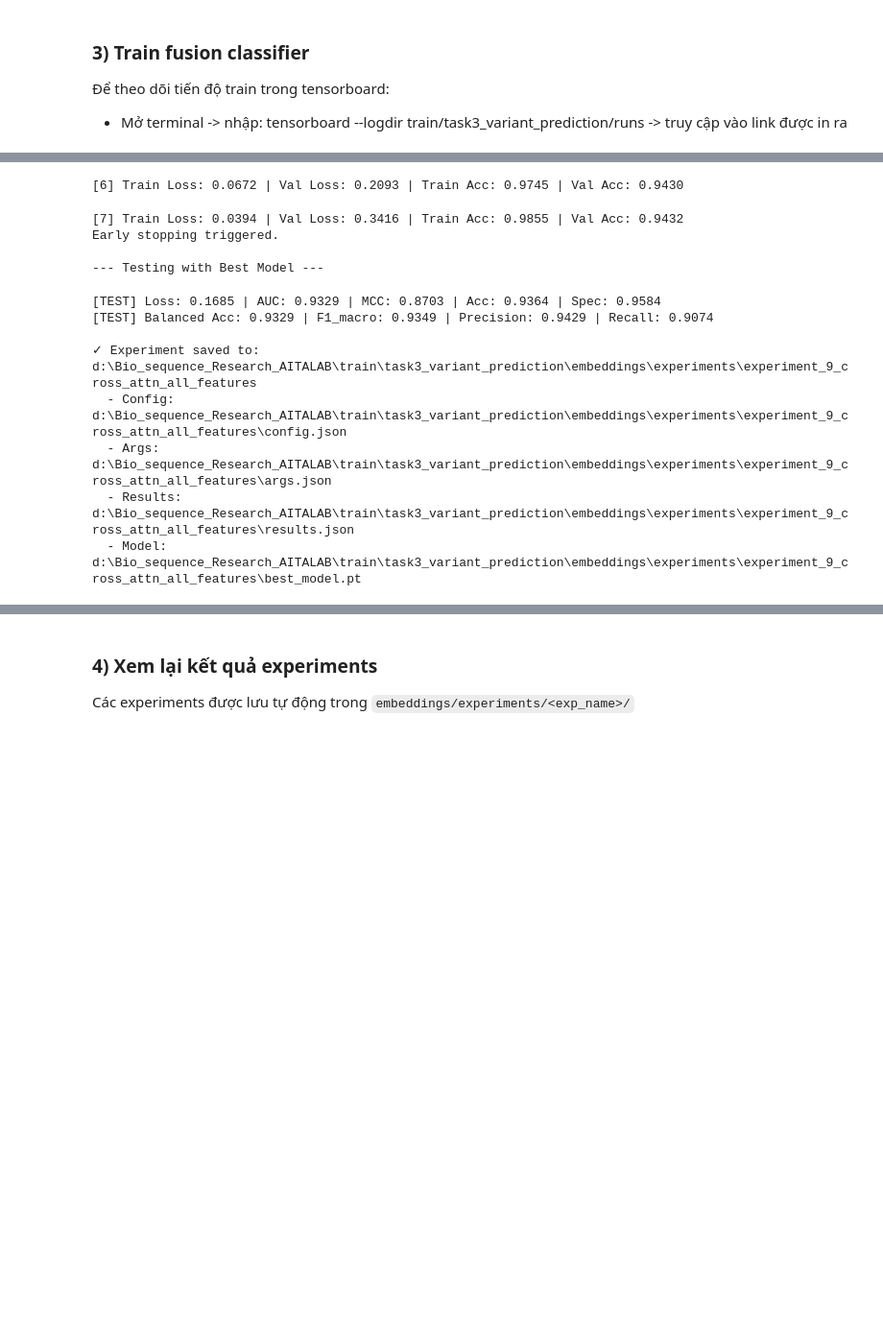
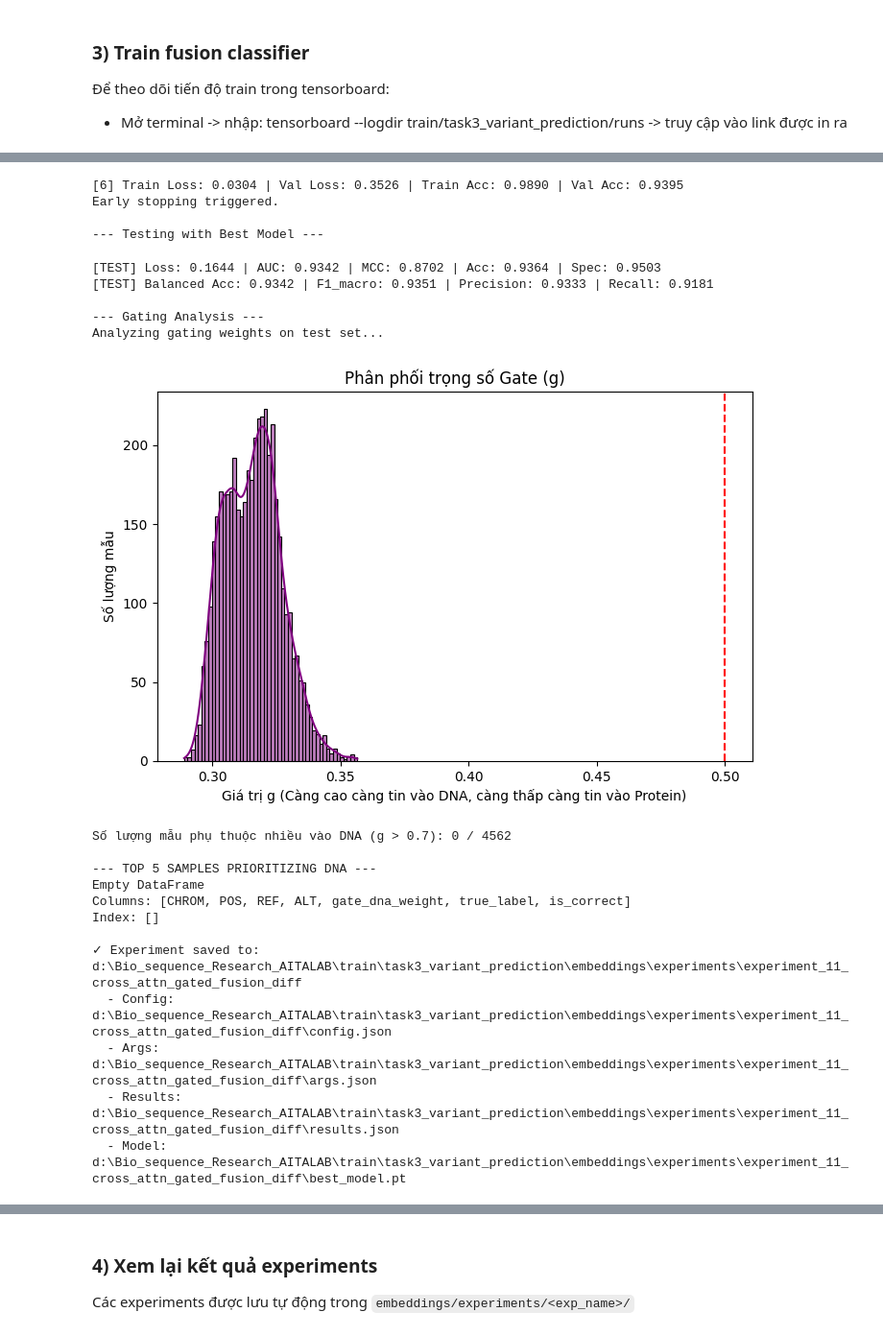
Before and after one commit to 36JungKwan/Bio_sequence_Research_AITALAB, a Jupyter notebook: train/task3_variant_prediction/main.ipynb, the cells around one changed output, grey strips where cells are left out. Shown at 96% size. Cells and saved outputs as stored; diff of their text form; code cells hidden in the pictures; blank space fills up the shorter version.

Commit message:
update: train cross attn with gating fusion result

```diff
--- a/train/task3_variant_prediction/main.ipynb
+++ b/train/task3_variant_prediction/main.ipynb
@@ -42,7 +42,7 @@ Embedding split d:\Biosequence\Bio_sequence_Research_AITALAB-main\train\task3_va
 
 - Mở terminal -> nhập: tensorboard --logdir train/task3_variant_prediction/runs -> truy cập vào link được in ra
 # %%
-EXP_NAME = "experiment_10_cross_attn_gated_fusion_all_features"
+EXP_NAME = "experiment_11_cross_attn_gated_fusion_diff"
 # %%
 from train import train
 from config import LR, EPOCHS, BATCH_SIZE, PATIENCE, DROPOUT, SEED, PROJ_DIM, FUSION_HIDDEN, WEIGHT_DECAY, MODE, FUSION_METHOD, FEATURE_MODE, USE_GATING
@@ -52,7 +52,7 @@ parser = argparse.ArgumentParser(description="Train fusion classifier with enhan
 parser.add_argument("--mode", type=str, default= MODE, choices=['dna','prot',MODE])
 parser.add_argument("--fusion_method", type=str, default= 'cross_attn', choices=[FUSION_METHOD, 'cross_attn'])
 parser.add_argument("--use_gating", type=str, default= True, choices=[USE_GATING, True])
-parser.add_argument("--feature_mode", type=str, default= FEATURE_MODE, choices=[FEATURE_MODE, 'ref_alt', 'diff', 'ref', 'alt'])
+parser.add_argument("--feature_mode", type=str, default= 'diff', choices=[FEATURE_MODE, 'ref_alt', 'diff', 'ref', 'alt'])
 parser.add_argument("--proj_dim", type=int, default=PROJ_DIM)
 parser.add_argument("--fusion_hidden", type=list, default=FUSION_HIDDEN)
 parser.add_argument("--lr", type=float, default=1e-4, help="Learning rate")
@@ -97,14 +96,23 @@ Estimated Total Size (MB): 24.93
-[6] Train Loss: 0.0672 | Val Loss: 0.2093 | Train Acc: 0.9745 | Val Acc: 0.9430
+[6] Train Loss: 0.0304 | Val Loss: 0.3526 | Train Acc: 0.9890 | Val Acc: 0.9395
+Early stopping triggered.
+
+--- Testing with Best Model ---
-[7] Train Loss: 0.0394 | Val Loss: 0.3416 | Train Acc: 0.9855 | Val Acc: 0.9432
-Early stopping triggered.
+[TEST] Loss: 0.1644 | AUC: 0.9342 | MCC: 0.8702 | Acc: 0.9364 | Spec: 0.9503
+[TEST] Balanced Acc: 0.9342 | F1_macro: 0.9351 | Precision: 0.9333 | Recall: 0.9181
 
---- Testing with Best Model ---
+--- Gating Analysis ---
+Analyzing gating weights on test set...
+[figure, added]
-[TEST] Loss: 0.1685 | AUC: 0.9329 | MCC: 0.8703 | Acc: 0.9364 | Spec: 0.9584
-[TEST] Balanced Acc: 0.9329 | F1_macro: 0.9349 | Precision: 0.9429 | Recall: 0.9074
+Số lượng mẫu phụ thuộc nhiều vào DNA (g > 0.7): 0 / 4562
 
-✓ Experiment saved to: d:\Bio_sequence_Research_AITALAB\train\task3_variant_prediction\embeddings\experiments\experiment_9_cross_attn_all_features
-  - Config: d:\Bio_sequence_Research_AITALAB\train\task3_variant_prediction\embeddings\experiments\experiment_9_cross_attn_all_features\config.json
-  - Args: d:\Bio_sequence_Research_AITALAB\train\task3_variant_prediction\embeddings\experiments\experiment_9_cross_attn_all_features\args.json
-  - Results: d:\Bio_sequence_Research_AITALAB\train\task3_variant_prediction\embeddings\experiments\experiment_9_cross_attn_all_features\results.json
-  - Model: d:\Bio_sequence_Research_AITALAB\train\task3_variant_prediction\embeddings\experiments\experiment_9_cross_attn_all_features\best_model.pt
+--- TOP 5 SAMPLES PRIORITIZING DNA ---
+Empty DataFrame
+Columns: [CHROM, POS, REF, ALT, gate_dna_weight, true_label, is_correct]
+Index: []
+
+✓ Experiment saved to: d:\Bio_sequence_Research_AITALAB\train\task3_variant_prediction\embeddings\experiments\experiment_11_cross_attn_gated_fusion_diff
+  - Config: d:\Bio_sequence_Research_AITALAB\train\task3_variant_prediction\embeddings\experiments\experiment_11_cross_attn_gated_fusion_diff\config.json
+  - Args: d:\Bio_sequence_Research_AITALAB\train\task3_variant_prediction\embeddings\experiments\experiment_11_cross_attn_gated_fusion_diff\args.json
+  - Results: d:\Bio_sequence_Research_AITALAB\train\task3_variant_prediction\embeddings\experiments\experiment_11_cross_attn_gated_fusion_diff\results.json
+  - Model: d:\Bio_sequence_Research_AITALAB\train\task3_variant_prediction\embeddings\experiments\experiment_11_cross_attn_gated_fusion_diff\best_model.pt
 {'acc': 0.9364314079284668,
```
Also changed, not shown: parts of 2 cells of this notebook, 27 other files.
